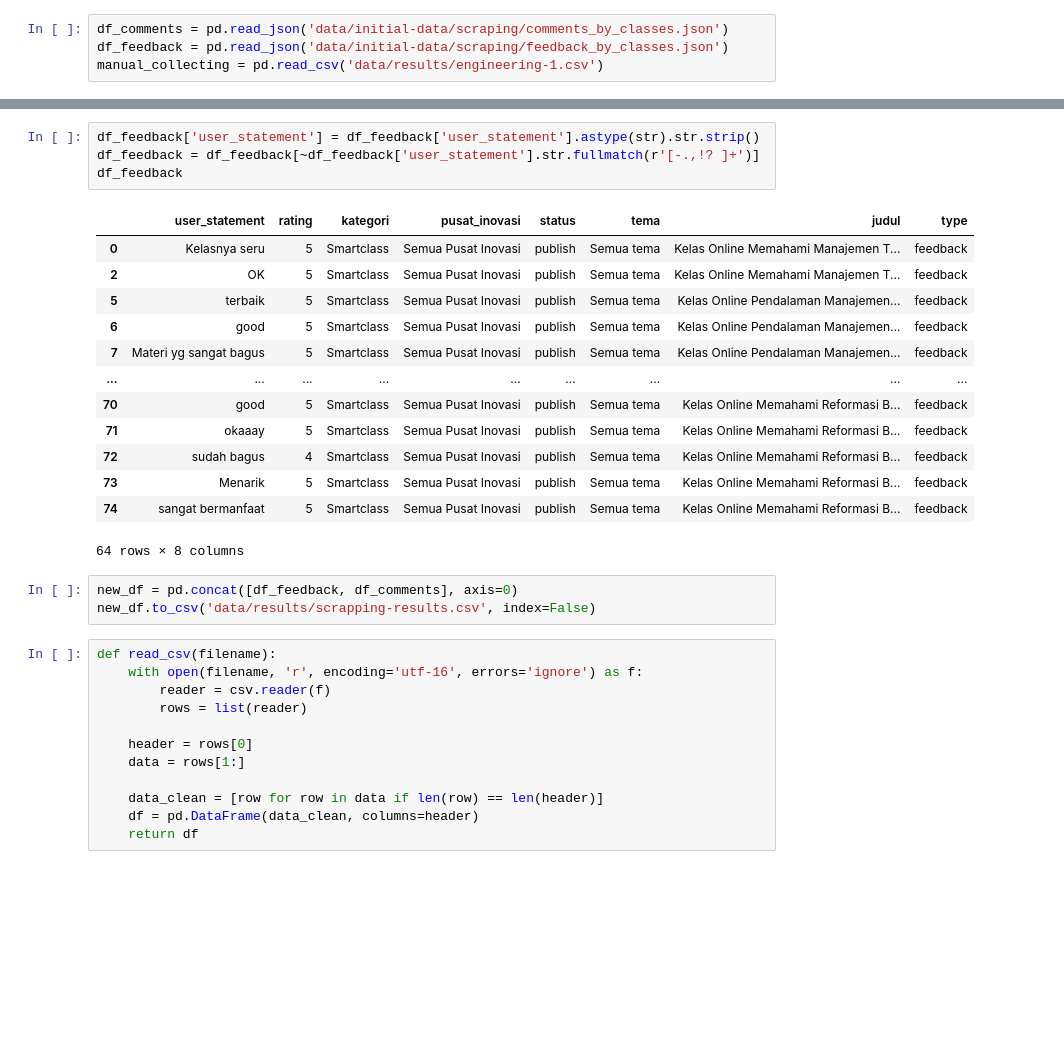
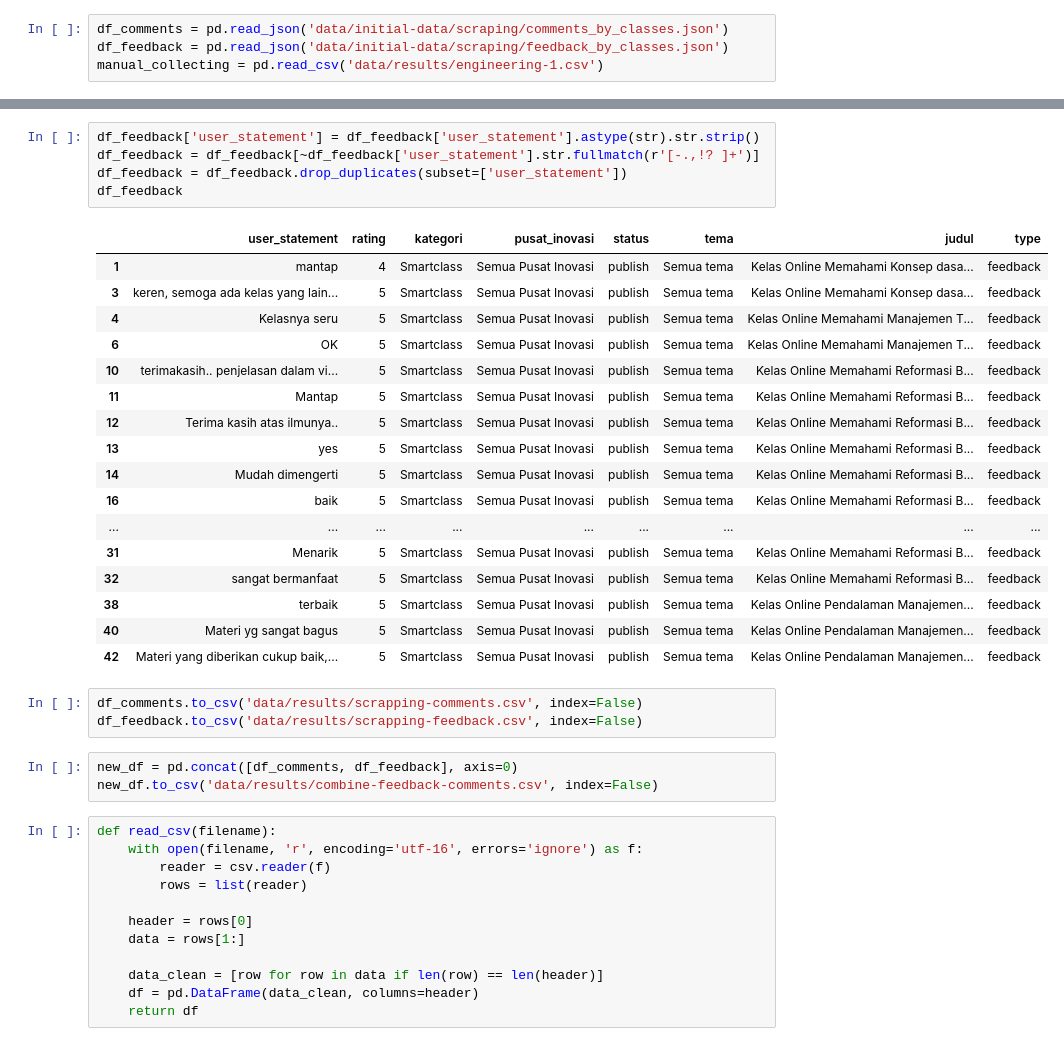
Before and after one commit to akhfzl/Scrapping-by-system, a Jupyter notebook: transform.ipynb, the cells around one changed output, grey strips where cells are left out. Cells and saved outputs as stored; diff of their text form; blank space fills up the shorter version.

```diff
--- a/transform.ipynb
+++ b/transform.ipynb
@@ -26,24 +28,32 @@ df_comments
 # %%
 df_feedback['user_statement'] = df_feedback['user_statement'].astype(str).str.strip()
 df_feedback = df_feedback[~df_feedback['user_statement'].str.fullmatch(r'[-.,!? ]+')]
+df_feedback = df_feedback.drop_duplicates(subset=['user_statement'])
 df_feedback
 # %% [output]
 |  | user_statement | rating | kategori | pusat_inovasi | status | tema | judul | type |
-| 0 | Kelasnya seru | 5 | Smartclass | Semua Pusat Inovasi | publish | Semua tema | Kelas Online Memahami Manajemen T... | feedback |
-| 2 | OK | 5 | Smartclass | Semua Pusat Inovasi | publish | Semua tema | Kelas Online Memahami Manajemen T... | feedback |
-| 5 | terbaik | 5 | Smartclass | Semua Pusat Inovasi | publish | Semua tema | Kelas Online Pendalaman Manajemen... | feedback |
-| 6 | good | 5 | Smartclass | Semua Pusat Inovasi | publish | Semua tema | Kelas Online Pendalaman Manajemen... | feedback |
-| 7 | Materi yg sangat bagus | 5 | Smartclass | Semua Pusat Inovasi | publish | Semua tema | Kelas Online Pendalaman Manajemen... | feedback |
+| 1 | mantap | 4 | Smartclass | Semua Pusat Inovasi | publish | Semua tema | Kelas Online Memahami Konsep dasa... | feedback |
+| 3 | keren, semoga ada kelas yang lain... | 5 | Smartclass | Semua Pusat Inovasi | publish | Semua tema | Kelas Online Memahami Konsep dasa... | feedback |
+| 4 | Kelasnya seru | 5 | Smartclass | Semua Pusat Inovasi | publish | Semua tema | Kelas Online Memahami Manajemen T... | feedback |
+| 6 | OK | 5 | Smartclass | Semua Pusat Inovasi | publish | Semua tema | Kelas Online Memahami Manajemen T... | feedback |
+| 10 | terimakasih.. penjelasan dalam vi... | 5 | Smartclass | Semua Pusat Inovasi | publish | Semua tema | Kelas Online Memahami Reformasi B... | feedback |
+| 11 | Mantap | 5 | Smartclass | Semua Pusat Inovasi | publish | Semua tema | Kelas Online Memahami Reformasi B... | feedback |
+| 12 | Terima kasih atas ilmunya.. | 5 | Smartclass | Semua Pusat Inovasi | publish | Semua tema | Kelas Online Memahami Reformasi B... | feedback |
+| 13 | yes | 5 | Smartclass | Semua Pusat Inovasi | publish | Semua tema | Kelas Online Memahami Reformasi B... | feedback |
+| 14 | Mudah dimengerti | 5 | Smartclass | Semua Pusat Inovasi | publish | Semua tema | Kelas Online Memahami Reformasi B... | feedback |
+| 16 | baik | 5 | Smartclass | Semua Pusat Inovasi | publish | Semua tema | Kelas Online Memahami Reformasi B... | feedback |
 | ... | ... | ... | ... | ... | ... | ... | ... | ... |
-| 70 | good | 5 | Smartclass | Semua Pusat Inovasi | publish | Semua tema | Kelas Online Memahami Reformasi B... | feedback |
-| 71 | okaaay | 5 | Smartclass | Semua Pusat Inovasi | publish | Semua tema | Kelas Online Memahami Reformasi B... | feedback |
-| 72 | sudah bagus | 4 | Smartclass | Semua Pusat Inovasi | publish | Semua tema | Kelas Online Memahami Reformasi B... | feedback |
-| 73 | Menarik | 5 | Smartclass | Semua Pusat Inovasi | publish | Semua tema | Kelas Online Memahami Reformasi B... | feedback |
-| 74 | sangat bermanfaat | 5 | Smartclass | Semua Pusat Inovasi | publish | Semua tema | Kelas Online Memahami Reformasi B... | feedback |
+| 31 | Menarik | 5 | Smartclass | Semua Pusat Inovasi | publish | Semua tema | Kelas Online Memahami Reformasi B... | feedback |
+| 32 | sangat bermanfaat | 5 | Smartclass | Semua Pusat Inovasi | publish | Semua tema | Kelas Online Memahami Reformasi B... | feedback |
+| 38 | terbaik | 5 | Smartclass | Semua Pusat Inovasi | publish | Semua tema | Kelas Online Pendalaman Manajemen... | feedback |
+| 40 | Materi yg sangat bagus | 5 | Smartclass | Semua Pusat Inovasi | publish | Semua tema | Kelas Online Pendalaman Manajemen... | feedback |
+| 42 | Materi yang diberikan cukup baik,... | 5 | Smartclass | Semua Pusat Inovasi | publish | Semua tema | Kelas Online Pendalaman Manajemen... | feedback |
-64 rows × 8 columns
 # %%
-new_df = pd.concat([df_feedback, df_comments], axis=0)
-new_df.to_csv('data/results/scrapping-results.csv', index=False)
+df_comments.to_csv('data/results/scrapping-comments.csv', index=False)
+df_feedback.to_csv('data/results/scrapping-feedback.csv', index=False)
+# %%
+new_df = pd.concat([df_comments, df_feedback], axis=0)
+new_df.to_csv('data/results/combine-feedback-comments.csv', index=False)
 # %%
 def read_csv(filename):
     with open(filename, 'r', encoding='utf-16', errors='ignore') as f:
```
Also changed, not shown: parts of 4 cells of this notebook.
